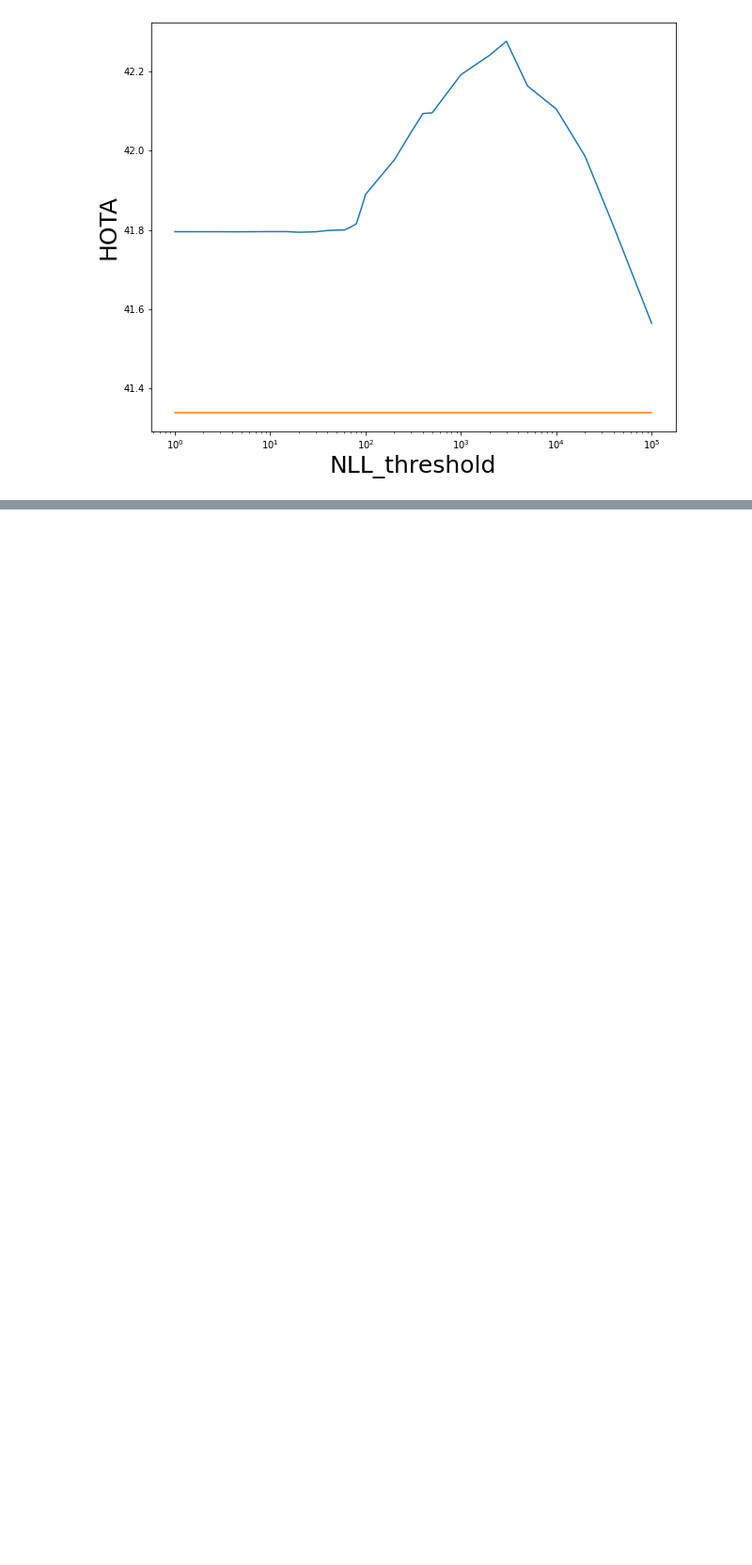
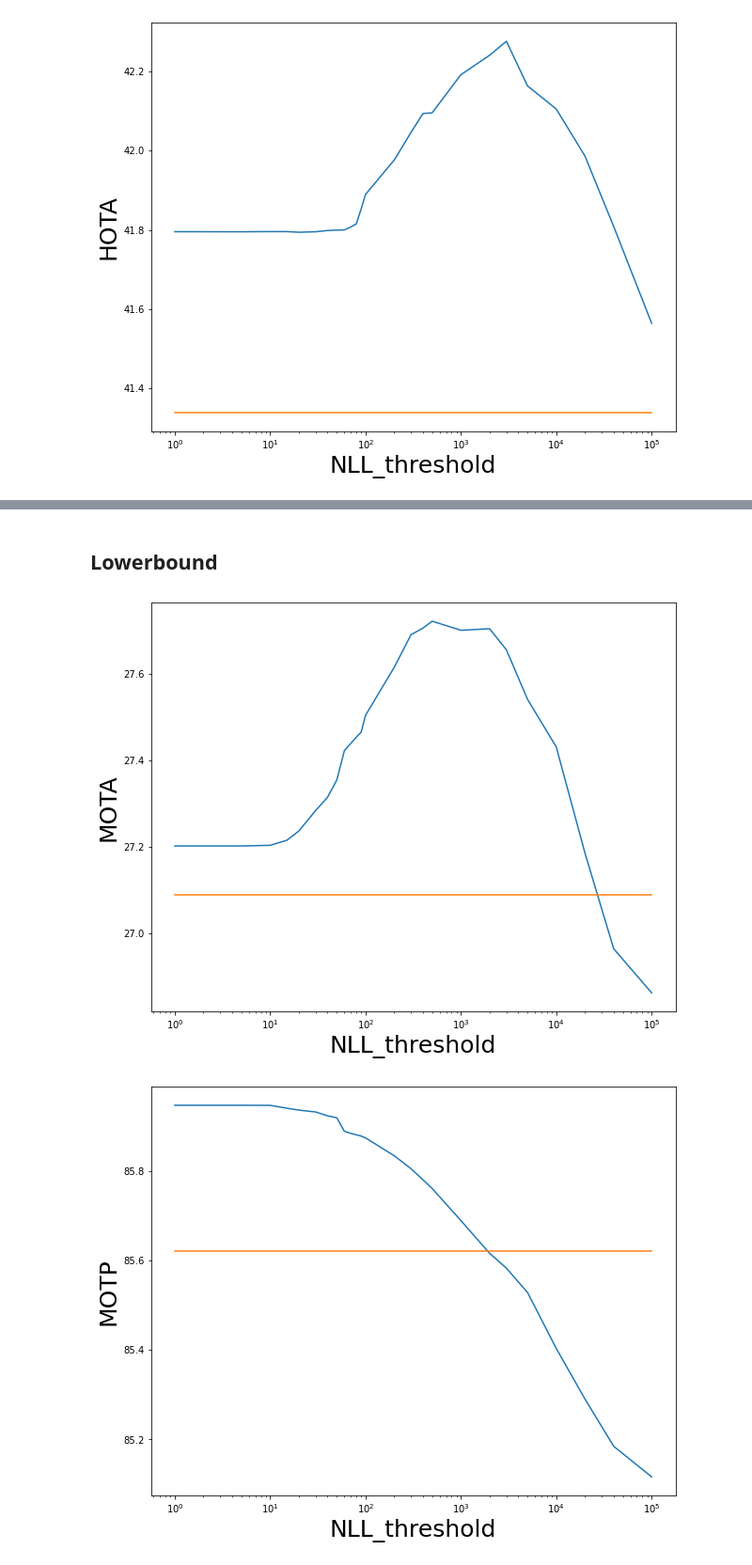
Before and after one commit to susanbao/coperception_mod, a Jupyter notebook: tools/track/analysis_uq.ipynb, the cells around one changed output, grey strips where cells are left out. Shown at 94% size. Cells and saved outputs as stored; diff of their text form; code cells hidden in the pictures; blank space fills up the shorter version.

```diff
--- a/tools/track/analysis_uq.ipynb
+++ b/tools/track/analysis_uq.ipynb
@@ -91,0 +112,10 @@ show_all_metrics(path, baseline)
+# %% [markdown]
+## Lowerbound
+# %%
+baseline = [27.089, 85.6214, 31.2842]
+# %%
+path = "logs/nll_compare/lowerbound_cp3/"
+show_all_metrics(path, baseline)
+# %% [output]
+[figure, added]
+[figure, added]
```
Also changed, not shown: parts of 5 cells of this notebook, 8 other files.
